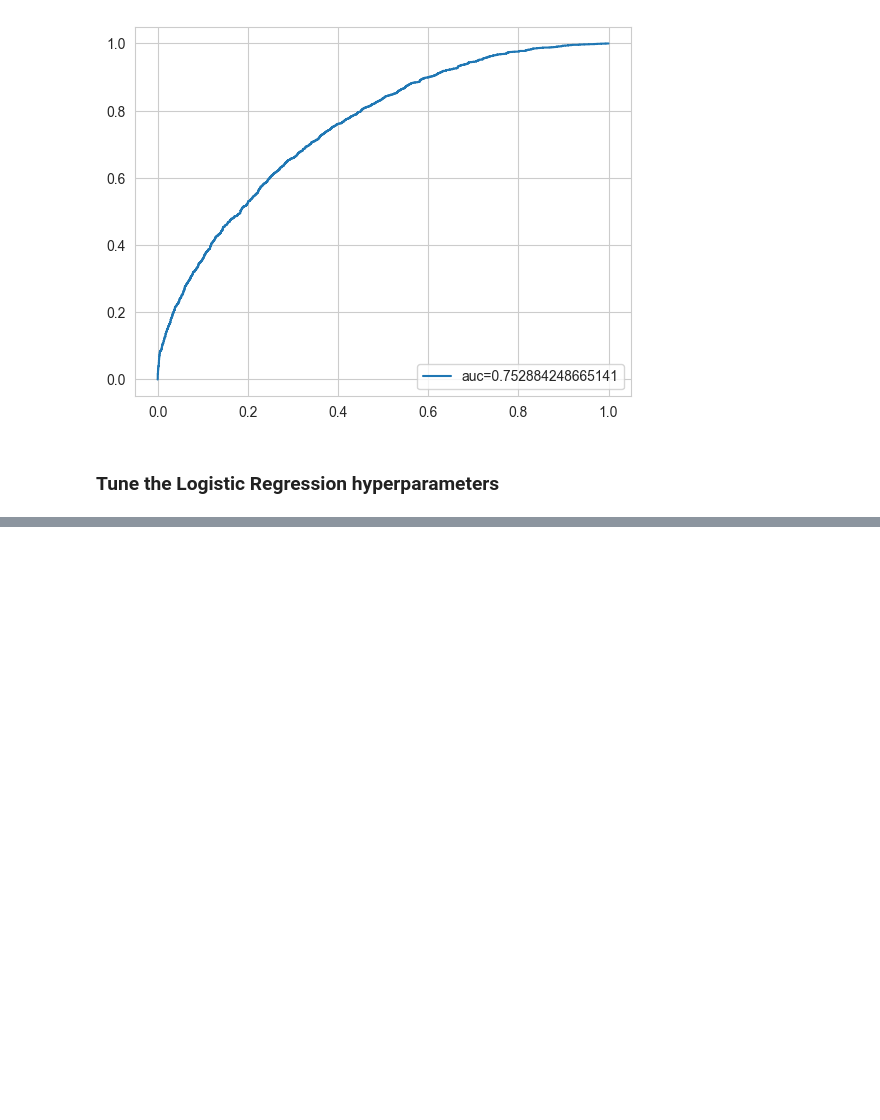
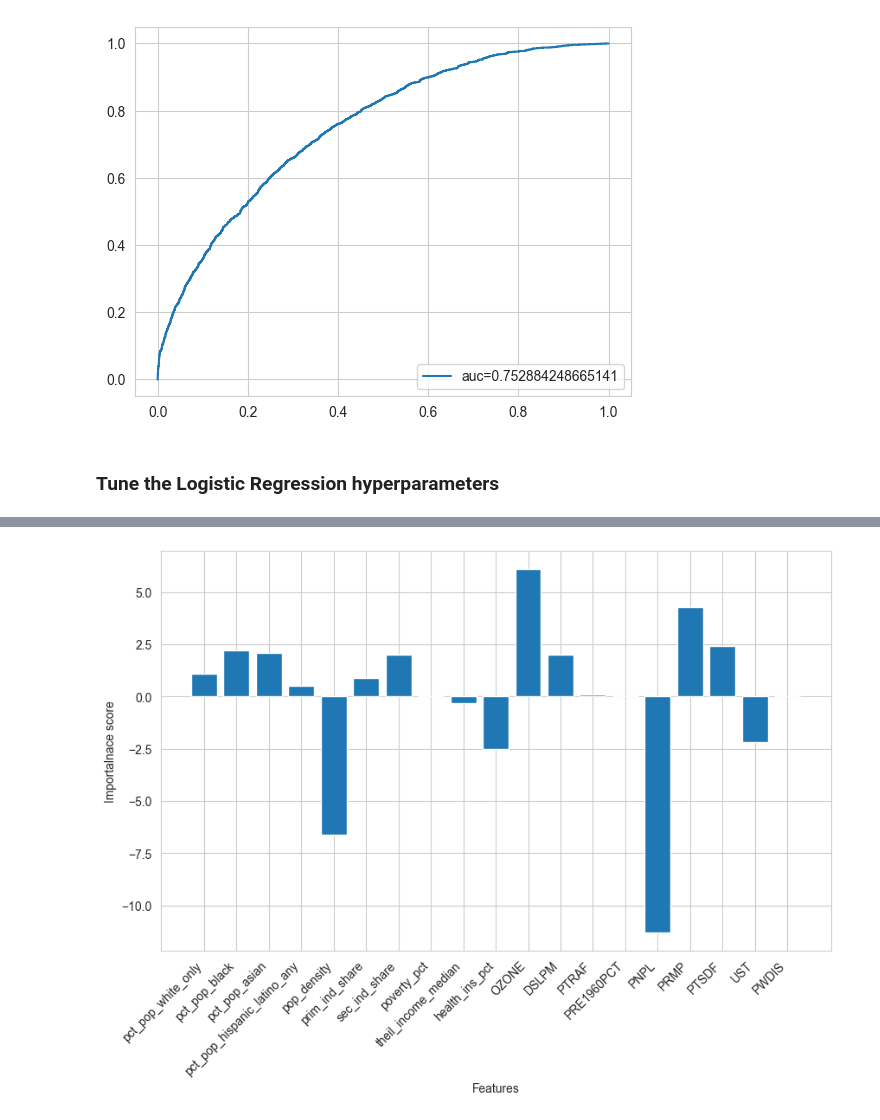
Before and after one commit to braeden-reinoso/Air-Toxin-Risk-in-Marginalized-Communities, a Jupyter notebook: Models/Logistical Regression/Logistic Regression.ipynb, the cells around one changed output, grey strips where cells are left out. Drawn from its saved outputs; the diff is of its cells as text; code cells hidden in the pictures; blank space fills up the shorter version.

```diff
--- a/Models/Logistical Regression/Logistic Regression.ipynb
+++ b/Models/Logistical Regression/Logistic Regression.ipynb
@@ -236,0 +237,6 @@ Best f2 score : 0.395511609821131
+# %%
+coef = best_model.coef_.round(1).reshape(-1,1)
+feature = X.columns
+
+for i in range(len(coef)-1):
+    print(str(feature[i])+" : "+str(coef[i][0]))
@@ -236,0 +262,11 @@ Best f2 score : 0.395511609821131
+# %%
+coef = coef.flatten()
+# %%
+plt.figure(figsize=(10, 6))
+plt.bar(X.columns, coef)
+plt.xlabel("Features")
+plt.ylabel("Importalnace score")
+plt.xticks(rotation=45, ha='right')
+plt.show()
+# %% [output]
+[figure, added]
```
Also changed, not shown: parts of 6 cells of this notebook.
